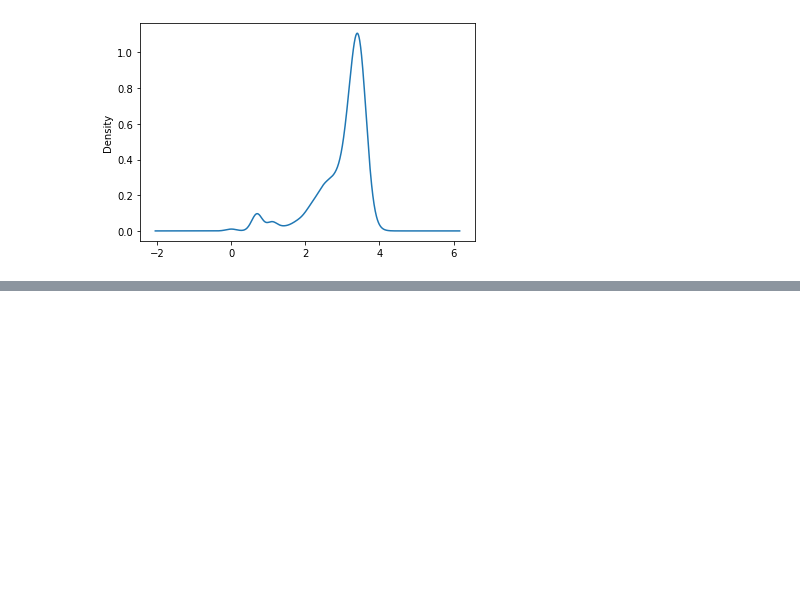
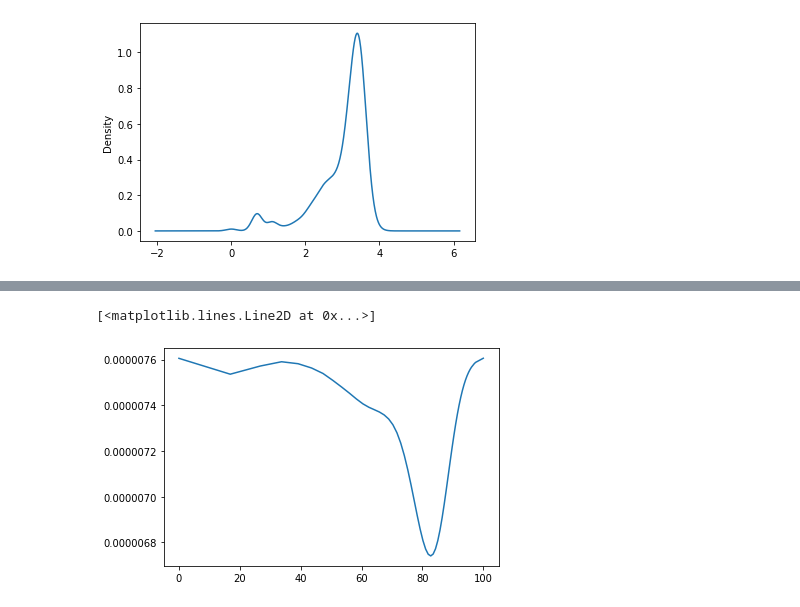
Before and after one commit to MACEPA/DIAMETER, a Jupyter notebook: fcs_test.ipynb, the cells around one changed output, grey strips where cells are left out. Cells and saved outputs as stored; diff of their text form; code cells hidden in the pictures; blank space fills up the shorter version.

```diff
--- a/fcs_test.ipynb
+++ b/fcs_test.ipynb
@@ -115,0 +169,3 @@ test.channels
+# %%
+den_der_x = spline_derivative(sub_test['density'])
+den_der_x
@@ -115,0 +187,5 @@ test.channels
+# %%
+plt.plot(sub_test['intensity'], den_der_x)
+# %% [output]
+[<matplotlib.lines.Line2D at 0x...>]
+[figure, added]
```
Also changed, not shown: parts of 21 cells of this notebook.
